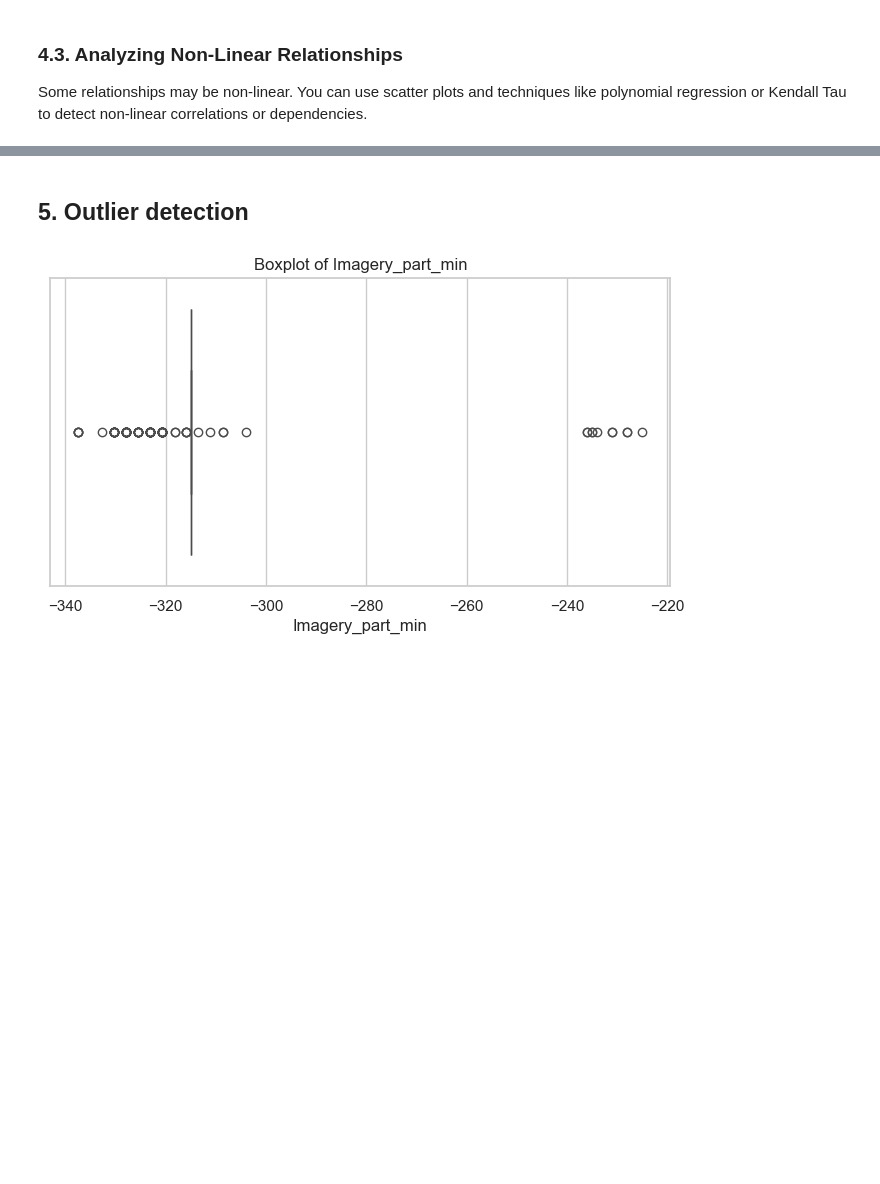
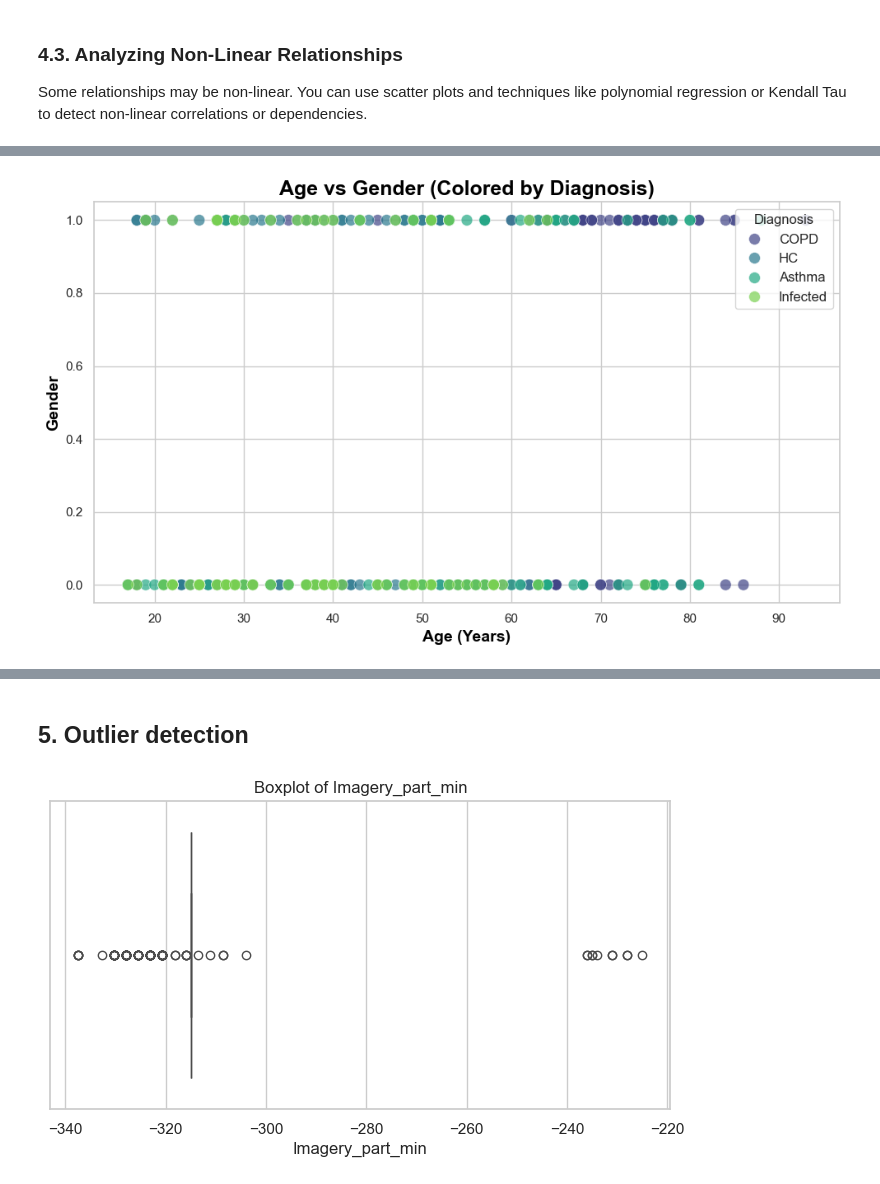
Before and after one commit to pepedesiintasm/EDA_ExasensDataset, a Jupyter notebook: EDA_ExasensProject.ipynb, the cells around one changed output, grey strips where cells are left out. Cells and saved outputs as stored; diff of their text form; code cells hidden in the pictures; blank space fills up the shorter version.

```diff
--- a/EDA_ExasensProject.ipynb
+++ b/EDA_ExasensProject.ipynb
@@ -313,0 +328,19 @@ plt.show()
+# %%
+plt.figure(figsize=(10, 6))
+
+# Scatter plot with improved aesthetics and a smooth color palette (viridis)
+sns.scatterplot(data=exasens_data, x='Age', y='Gender', hue='Diagnosis', palette="viridis", s=100, alpha=0.7, edgecolor='w', linewidth=0.5)
+
+# Adding titles and labels with better font size and weight
+plt.title('Age vs Gender (Colored by Diagnosis)', fontsize=18, fontweight='bold', color='black')
+plt.xlabel('Age (Years)', fontsize=14, fontweight='bold', color='black')
+plt.ylabel('Gender', fontsize=14, fontweight='bold', color='black')
+
+# Adding a color bar for better understanding of the color gradient
+plt.legend(title='Diagnosis', loc='upper right', fontsize=12)
+
+# Display the plot
+plt.tight_layout()
+plt.show()
+# %% [output]
+[figure, added]
```
Also changed, not shown: parts of 10 cells of this notebook.
